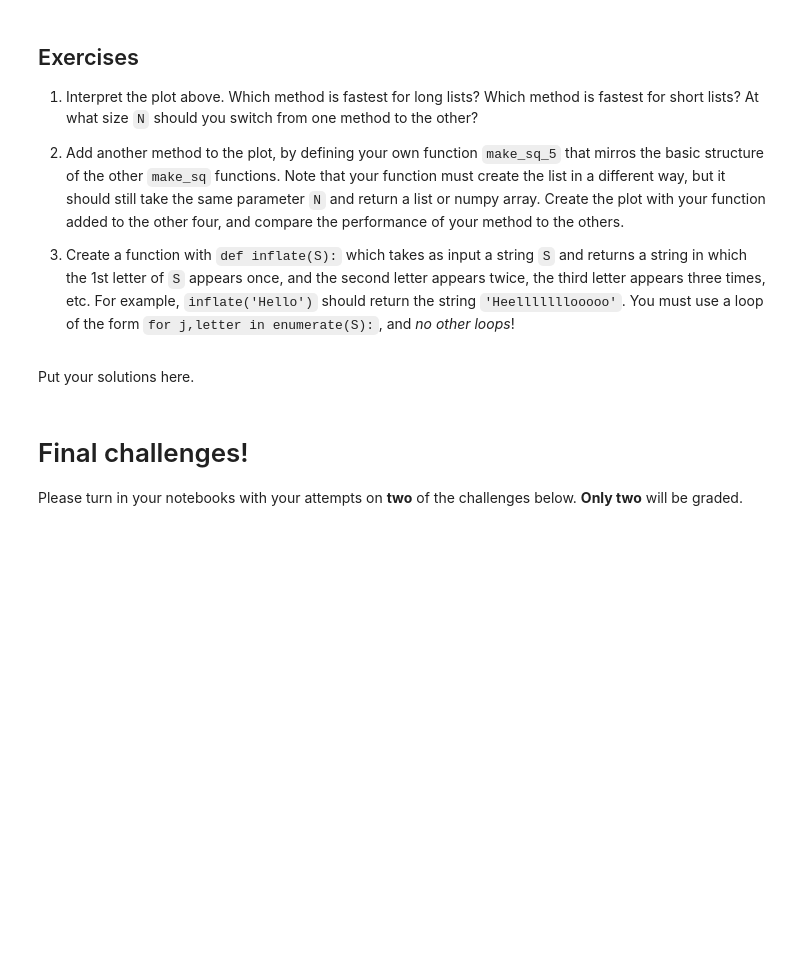
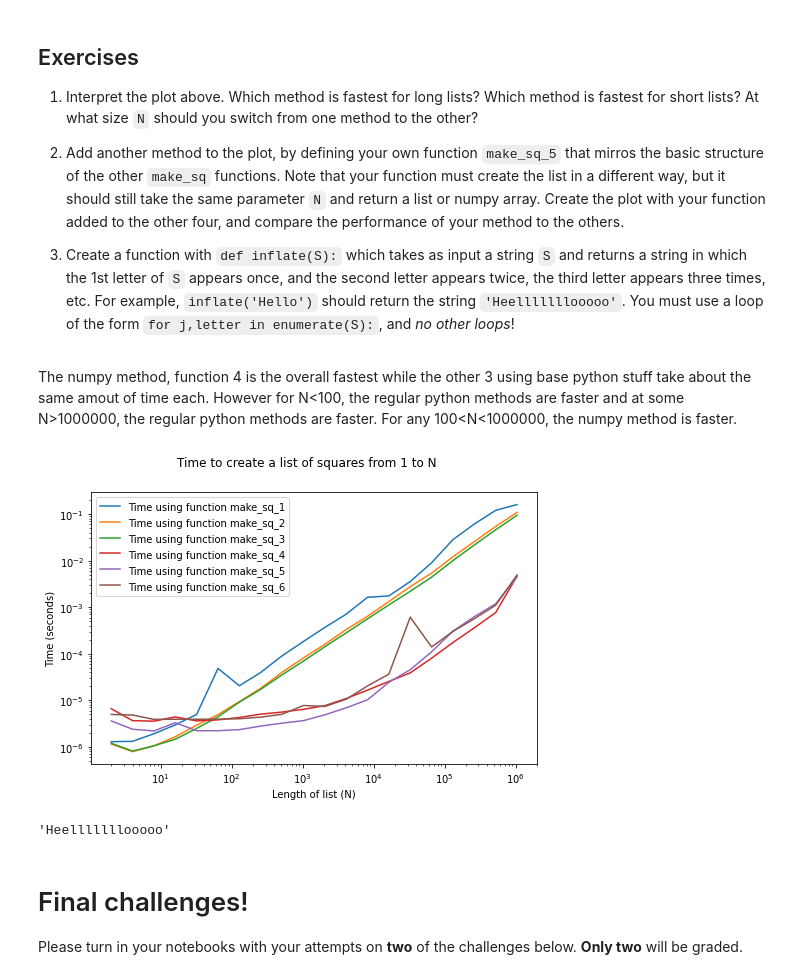
Before and after one commit to EvanSpanier/Math-152, a Jupyter notebook: P4M_Notebook_5.ipynb, the cells around one changed output. Cells and saved outputs as stored; diff of their text form; code cells hidden in the pictures; blank space fills up the shorter version.

```diff
--- a/P4M_Notebook_5.ipynb
+++ b/P4M_Notebook_5.ipynb
@@ -158,5 +187,36 @@ The rest is styling.
 2.  Add another method to the plot, by defining your own function `make_sq_5` that mirros the basic structure of the other `make_sq` functions.  Note that your function must create the list in a different way, but it should still take the same parameter `N` and return a list or numpy array.  Create the plot with your function added to the other four, and compare the performance of your method to the others.
 
 3.  Create a function with `def inflate(S):` which takes as input a string `S` and returns a string in which the 1st letter of `S` appears once, and the second letter appears twice, the third letter appears three times, etc.  For example, `inflate('Hello')` should return the string `'Heelllllllooooo'`.  You must use a loop of the form `for j,letter in enumerate(S):`, and *no other loops*!
-# %% [markdown]
-Put your solutions here.
+# %% [markdown]
+The numpy method, function 4 is the overall fastest while the other 3 using base python stuff take about the same amout of time each.  However for N<100, the regular python methods are faster and at some N>1000000, the regular python methods are faster.  For any 100<N<1000000, the numpy method is faster.
+# %%
+#2
+def make_sq_5(N): # Performs about the same as function 4
+  return np.arange(N)**2
+# %%
+def make_sq_6(N): # Performs about the same as function 4
+  return np.arange(N)*np.arange(N)
+# %%
+fig,ax = plt.subplots(1,1,figsize=(8,5)) # Initialize a plot.
+N_array = np.array([2**n for n in range(1,21)]) # We'll try N in the array [2,4,8,..,~1 million]
+for method in [make_sq_1, make_sq_2, make_sq_3, make_sq_4, make_sq_5, make_sq_6]: # A list of functions, oh my!
+  time_array = np.zeros(len(N_array)) # Initialize an array of zeros
+  for j,N in enumerate(N_array):  # See notes afterwards about the enumerate command.
+    time_tot = 0
+    for reps in range(10): # Average of 10 repetitions.
+      start_time = time.time()
+      method(N)
+      end_time = time.time()
+      time_tot += end_time - start_time
+    time_ave = time_tot / 10
+    time_array[j] = time_ave
+  plt.plot(N_array, time_array, label='Time using function '+method.__name__)
+plt.legend()
+plt.xscale('log')
+plt.yscale('log')
+plt.suptitle('Time to create a list of squares from 1 to N')
+plt.xlabel('Length of list (N)')
+plt.ylabel('Time (seconds)')
+plt.show()
+# %% [output]
+[figure, added]
@@ -163,3 +232,7 @@ Put your solutions here.
+# %%
+inflate('Hello')
+# %% [output]
+'Heelllllllooooo'
 # %% [markdown]
 # Final challenges!
 
```
Also changed, not shown: parts of 13 cells of this notebook.
